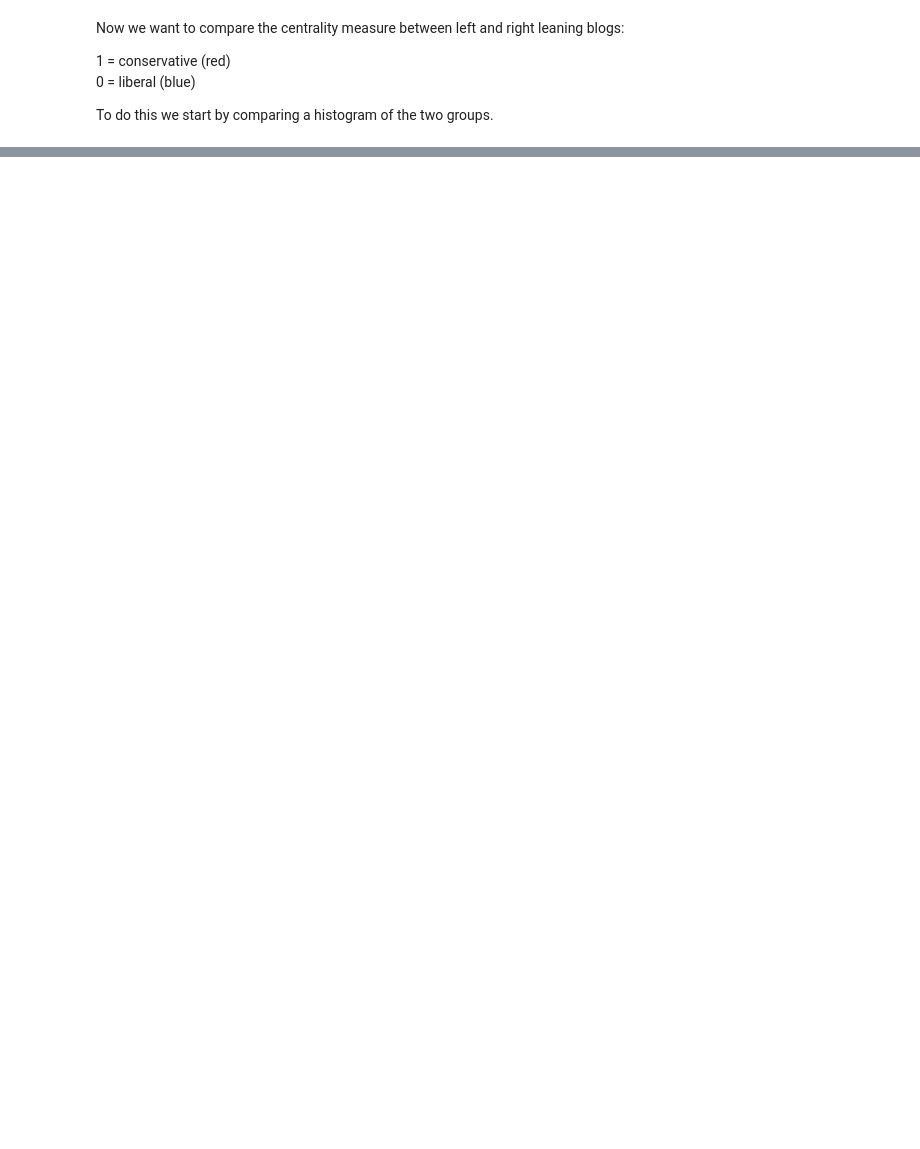
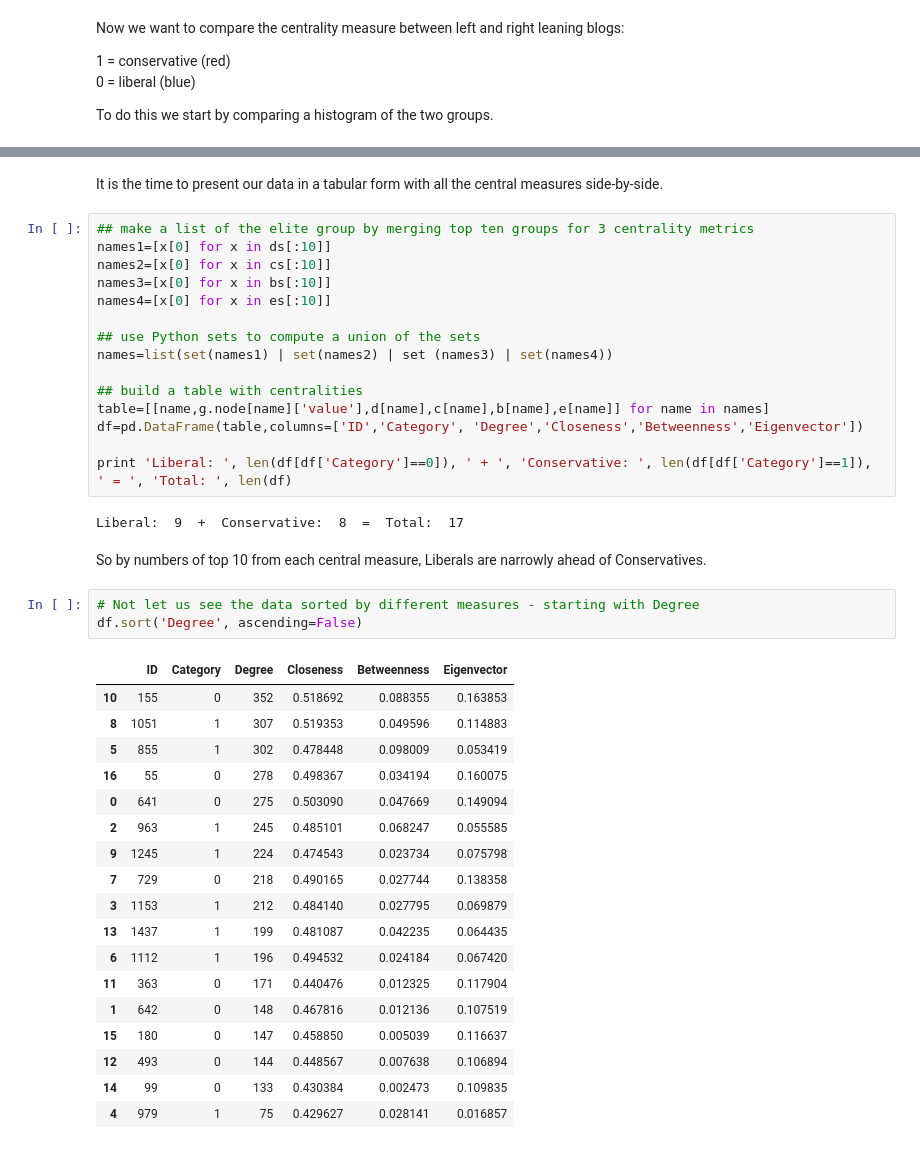
Before and after one commit to ajp619/is620_campaign-finance, a Jupyter notebook: Project Wk4.ipynb, the cells around one changed output, grey strips where cells are left out. Saved outputs shown, nothing was run; the diff lists cells and outputs as text; blank space fills up the shorter version.

```diff
--- a/Project Wk4.ipynb
+++ b/Project Wk4.ipynb
@@ -198,0 +277,43 @@ From a qualitative perspective, they look to be very similar.
+# %% [markdown]
+It is the time to present our data in a tabular form with all the central measures side-by-side.
+# %%
+## make a list of the elite group by merging top ten groups for 3 centrality metrics
+names1=[x[0] for x in ds[:10]]
+names2=[x[0] for x in cs[:10]]
+names3=[x[0] for x in bs[:10]]
+names4=[x[0] for x in es[:10]]
+
+## use Python sets to compute a union of the sets
+names=list(set(names1) | set(names2) | set (names3) | set(names4))
+
+## build a table with centralities
+table=[[name,g.node[name]['value'],d[name],c[name],b[name],e[name]] for name in names]
+df=pd.DataFrame(table,columns=['ID','Category', 'Degree','Closeness','Betweenness','Eigenvector'])
+
+print 'Liberal: ', len(df[df['Category']==0]), ' + ', 'Conservative: ', len(df[df['Category']==1]), ' = ', 'Total: ', len(df)
+# %% [output]
+Liberal:  9  +  Conservative:  8  =  Total:  17
+# %% [markdown]
+So by numbers of top 10 from each central measure, Liberals are narrowly ahead of Conservatives.
+# %%
+# Not let us see the data sorted by different measures - starting with Degree
+df.sort('Degree', ascending=False)
+# %% [output]
+|  | ID | Category | Degree | Closeness | Betweenness | Eigenvector |
+| 10 | 155 | 0 | 352 | 0.518692 | 0.088355 | 0.163853 |
+| 8 | 1051 | 1 | 307 | 0.519353 | 0.049596 | 0.114883 |
+| 5 | 855 | 1 | 302 | 0.478448 | 0.098009 | 0.053419 |
+| 16 | 55 | 0 | 278 | 0.498367 | 0.034194 | 0.160075 |
+| 0 | 641 | 0 | 275 | 0.503090 | 0.047669 | 0.149094 |
+| 2 | 963 | 1 | 245 | 0.485101 | 0.068247 | 0.055585 |
+| 9 | 1245 | 1 | 224 | 0.474543 | 0.023734 | 0.075798 |
+| 7 | 729 | 0 | 218 | 0.490165 | 0.027744 | 0.138358 |
+| 3 | 1153 | 1 | 212 | 0.484140 | 0.027795 | 0.069879 |
+| 13 | 1437 | 1 | 199 | 0.481087 | 0.042235 | 0.064435 |
+| 6 | 1112 | 1 | 196 | 0.494532 | 0.024184 | 0.067420 |
+| 11 | 363 | 0 | 171 | 0.440476 | 0.012325 | 0.117904 |
+| 1 | 642 | 0 | 148 | 0.467816 | 0.012136 | 0.107519 |
+| 15 | 180 | 0 | 147 | 0.458850 | 0.005039 | 0.116637 |
+| 12 | 493 | 0 | 144 | 0.448567 | 0.007638 | 0.106894 |
+| 14 | 99 | 0 | 133 | 0.430384 | 0.002473 | 0.109835 |
+| 4 | 979 | 1 | 75 | 0.429627 | 0.028141 | 0.016857 |
```
Also changed, not shown: parts of 23 cells of this notebook.
